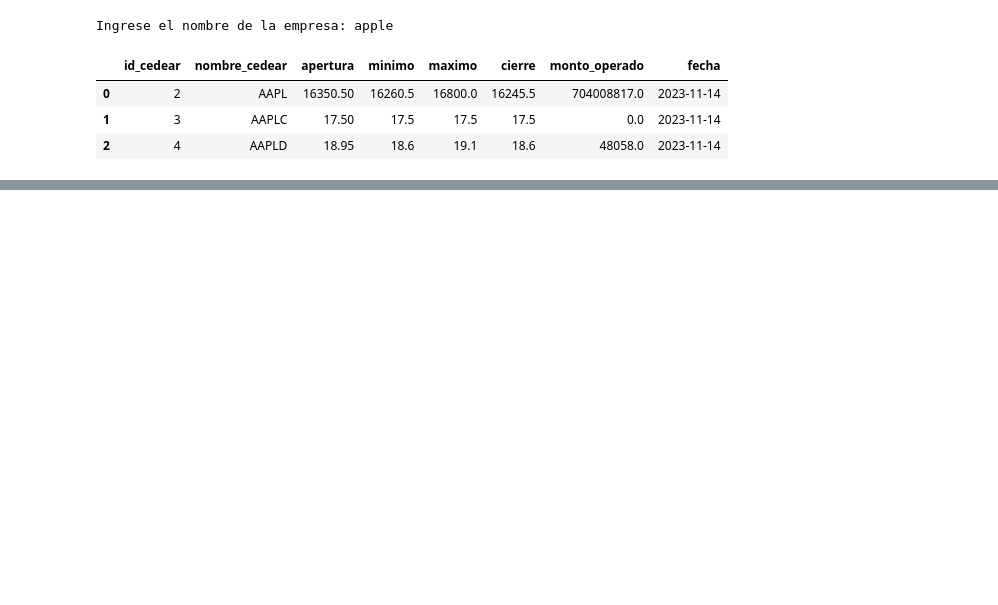
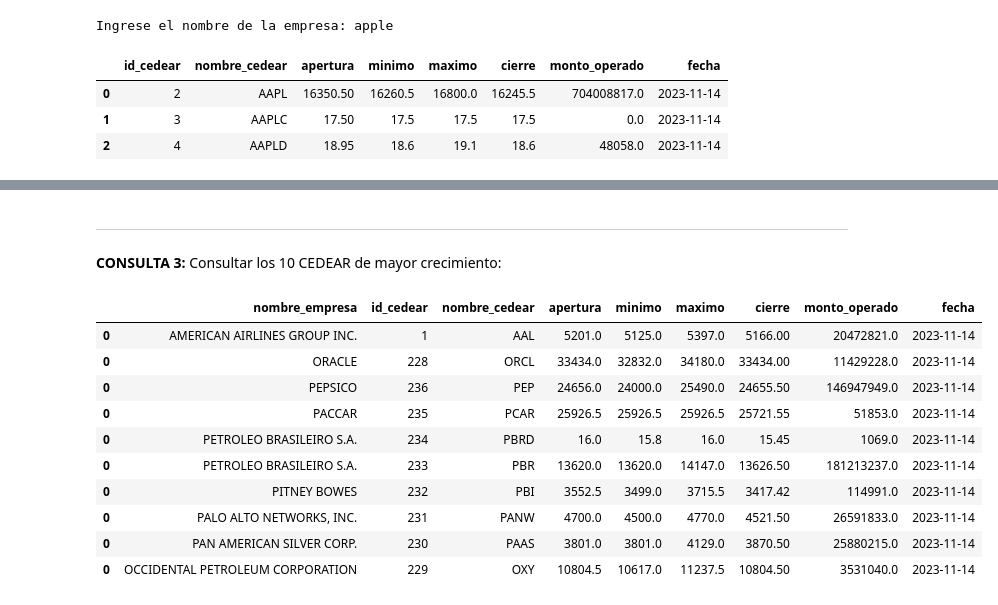
Before and after one commit to nicolasgds/ProyectoIntegrador2023, a Jupyter notebook: main.ipynb, the cells around one changed output, grey strips where cells are left out. Saved outputs shown, nothing was run; the diff lists cells and outputs as text; code cells hidden in the pictures; blank space fills up the shorter version.

```diff
--- a/main.ipynb
+++ b/main.ipynb
@@ -292,0 +334,45 @@ Ingrese el nombre de la empresa: apple
+# %% [markdown]
+---
+
+**CONSULTA 3:** Consultar los 10 CEDEAR de mayor crecimiento:
+# %%
+# Leemos todos los registros guardados:
+comando = "SELECT * FROM registros;"
+df_consulta = pd.read_sql(comando, connection)
+
+# Consultamos la fecha más antigua y la más actual:
+fecha_min = df_consulta['fecha'].min()
+fecha_max = df_consulta['fecha'].max()
+
+# Segregamos los datos en 2 dataframes discriminados por fecha:
+df_1 = df_consulta[df_consulta['fecha'] == fecha_min]
+df_2 = df_consulta[df_consulta['fecha'] == fecha_max]
+
+# Calculamos la diferencia entre valores de cierre antíguo y actual:
+crecimiento = df_2['cierre'] - df_1['cierre']
+
+# Los ordenamos de forma descendente y tomamos los índices de los primeros elementos:
+crecimiento.sort_values(ascending=False, inplace=True)
+id_cedear = list(crecimiento.head(10).index)
+id_cedear = [i + 1 for i in id_cedear]
+
+# Realizamos la consulta:
+df_consulta = pd.DataFrame()
+for i in range(len(id_cedear)):
+    comando = "SELECT nombre_empresa, id_cedear, nombre_cedear, apertura, minimo, maximo, cierre, monto_operado, fecha FROM empresas INNER JOIN cedear ON cedear.indice_empresa = empresas.id_empresa INNER JOIN registros ON registros.indice_cedear = cedear.id_cedear WHERE id_cedear = '"+str(id_cedear[i])+"';"
+    df_top = pd.read_sql(comando, connection)
+    df_consulta = pd.concat([df_consulta, df_top])
+
+df_consulta
+# %% [output]
+|  | nombre_empresa | id_cedear | nombre_cedear | apertura | minimo | maximo | cierre | monto_operado | fecha |
+| 0 | AMERICAN AIRLINES GROUP INC. | 1 | AAL | 5201.0 | 5125.0 | 5397.0 | 5166.00 | 20472821.0 | 2023-11-14 |
+| 0 | ORACLE | 228 | ORCL | 33434.0 | 32832.0 | 34180.0 | 33434.00 | 11429228.0 | 2023-11-14 |
+| 0 | PEPSICO | 236 | PEP | 24656.0 | 24000.0 | 25490.0 | 24655.50 | 146947949.0 | 2023-11-14 |
+| 0 | PACCAR | 235 | PCAR | 25926.5 | 25926.5 | 25926.5 | 25721.55 | 51853.0 | 2023-11-14 |
+| 0 | PETROLEO BRASILEIRO S.A. | 234 | PBRD | 16.0 | 15.8 | 16.0 | 15.45 | 1069.0 | 2023-11-14 |
+| 0 | PETROLEO BRASILEIRO S.A. | 233 | PBR | 13620.0 | 13620.0 | 14147.0 | 13626.50 | 181213237.0 | 2023-11-14 |
+| 0 | PITNEY BOWES | 232 | PBI | 3552.5 | 3499.0 | 3715.5 | 3417.42 | 114991.0 | 2023-11-14 |
+| 0 | PALO ALTO NETWORKS, INC. | 231 | PANW | 4700.0 | 4500.0 | 4770.0 | 4521.50 | 26591833.0 | 2023-11-14 |
+| 0 | PAN AMERICAN SILVER CORP. | 230 | PAAS | 3801.0 | 3801.0 | 4129.0 | 3870.50 | 25880215.0 | 2023-11-14 |
+| 0 | OCCIDENTAL PETROLEUM CORPORATION | 229 | OXY | 10804.5 | 10617.0 | 11237.5 | 10804.50 | 3531040.0 | 2023-11-14 |
```
Also changed, not shown: parts of 10 cells of this notebook.
